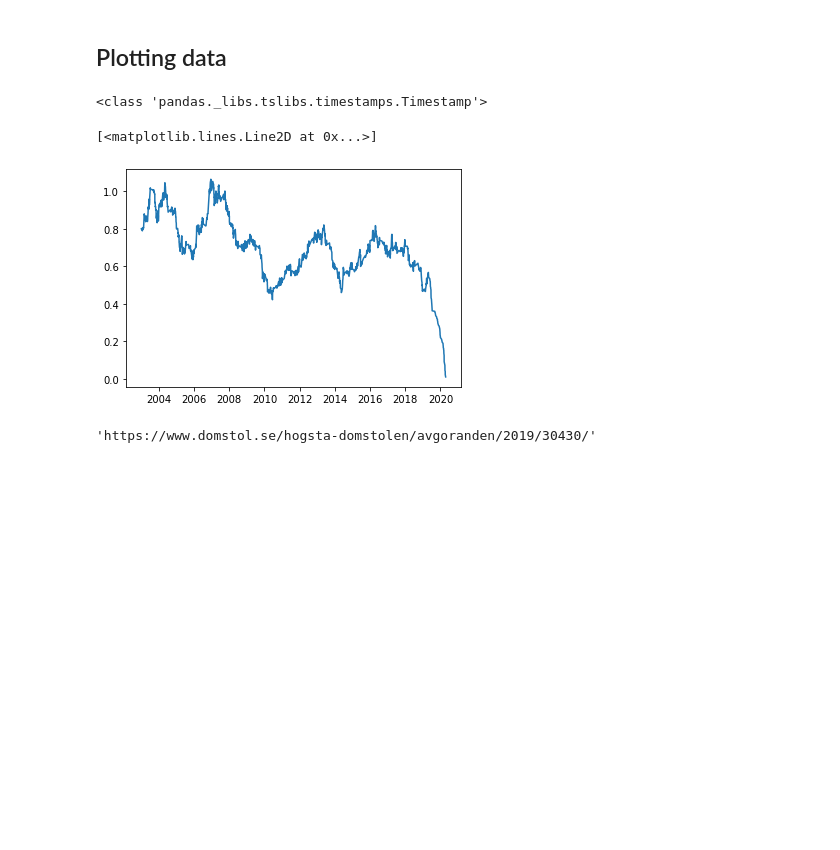
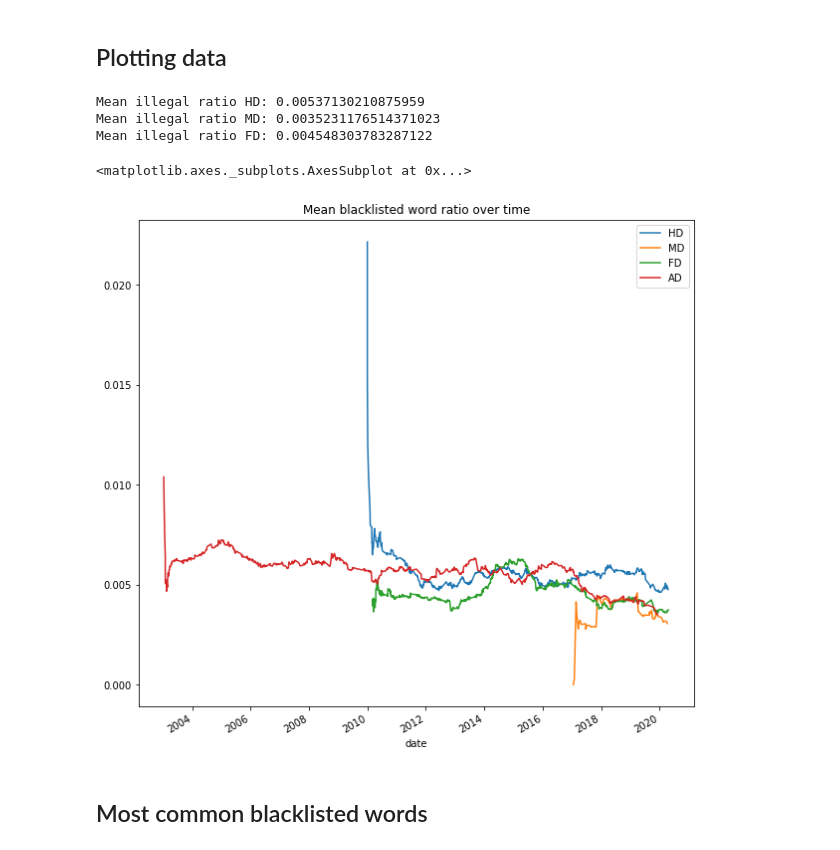
Before and after one commit to karvla/lawlingo, a Jupyter notebook: lawlingo.ipynb, the cells around one changed output. Drawn from its saved outputs; the diff is of its cells as text; code cells hidden in the pictures; blank space fills up the shorter version.

Commit message:
included all types, printing extremes

```diff
--- a/lawlingo.ipynb
+++ b/lawlingo.ipynb
@@ -159,0 +176,4 @@ df['illegal_ratio'] = df['n_illegal_occurences']/df['n_words']
+# %%
+# Adding descisions from Arbetsdomstolen
+df_ad = pd.DataFrame(get_arbets())
+df_ad["type"] = "AD"
@@ -160,2 +198,35 @@ df['illegal_ratio'] = df['n_illegal_occurences']/df['n_words']
+# %%
+df = pd.DataFrame().append([df_hd, df_fd, df_md, df_ad])
+# %%
+# Counting words
+df['word_count'] = list(map(lambda x: Counter(words(x)), df['text']))
+df['n_words'] = list(map(lambda x: len(words(x)), df['text']))
+
+# Counting occurences of blacklisted words
+with open('./svartlistadeord.txt') as f:
+    illegal_words = tuple(f.read().splitlines())
+
+with open('./svartlistadeordstammar.txt') as f:
+    illegal_word_stems = tuple(f.read().splitlines())
+
+def illegal_count(text):
+    counter = Counter()
+    for word in illegal_word_stems:
+        key = r"\s(" + word + "\p{L}+)"
+        matches = re.finditer(key, text)
+        counter.update([m.group(1) for m in matches])
+
+    for word in illegal_words:
+        key = r"\s(" + word + ")"
+        matches = re.finditer(key, text)
+        counter.update([m.group(1) for m in matches])
+
+    return counter
+
+df['illegal_count'] = list(map(illegal_count, df['text']))
+df['n_illegal_occurences'] = list(map(lambda x: sum(x.values()), df['illegal_count']))
+
+# Calculating the ratio of blacklisted words
+df['illegal_ratio'] = df['n_illegal_occurences']/df['n_words']
 # %% [markdown]
 ## Plotting data
@@ -165,12 +232,0 @@ plt.title('Ratio of blacklisted words in each decision')
-# %%
-print(type(df.index[0]))
-plt.plot(df['illegal_ratio'].rolling('365d', min_periods=1).sum())
-# %% [output]
-<class 'pandas._libs.tslibs.timestamps.Timestamp'>
-[<matplotlib.lines.Line2D at 0x...>]
-[figure, removed]
-# %%
-df['url'][df['illegal_ratio'].argmax()]
-df['url'][df['illegal_ratio'].argmin()]
-# %% [output]
-'https://www.domstol.se/hogsta-domstolen/avgoranden/2019/30430/'
@@ -176,0 +235,20 @@ df['url'][df['illegal_ratio'].argmin()]
+# %%
+df = df.sort_index()
+# %%
+print("Mean illegal ratio HD:", df.loc[df['type'] == "HD"]['illegal_ratio'].mean())
+print("Mean illegal ratio MD:", df.loc[df['type'] == "MD"]['illegal_ratio'].mean())
+print("Mean illegal ratio FD:", df.loc[df['type'] == "FD"]['illegal_ratio'].mean())
+# %% [output]
+Mean illegal ratio HD: 0.00537130210875959
+Mean illegal ratio MD: 0.0035231176514371023
+Mean illegal ratio FD: 0.004548303783287122
+# %%
+df.loc[df['type'] == 'HD']['illegal_ratio'].rolling('500d').mean().plot(label="HD", legend = True, title= 'Mean blacklisted word ratio over time', figsize=(10, 10))
+df.loc[df['type'] == 'MD']['illegal_ratio'].rolling('500d').mean().plot(label="MD", legend = True)
+df.loc[df['type'] == 'FD']['illegal_ratio'].rolling('500d').mean().plot(label="FD", legend = True)
+df.loc[df['type'] == 'AD']['illegal_ratio'].rolling('500d').mean().plot(label="AD", legend = True)
+# %% [output]
+<matplotlib.axes._subplots.AxesSubplot at 0x...>
+[figure, added]
+# %% [markdown]
+## Most common blacklisted words
```
Also changed, not shown: parts of 16 cells of this notebook.
